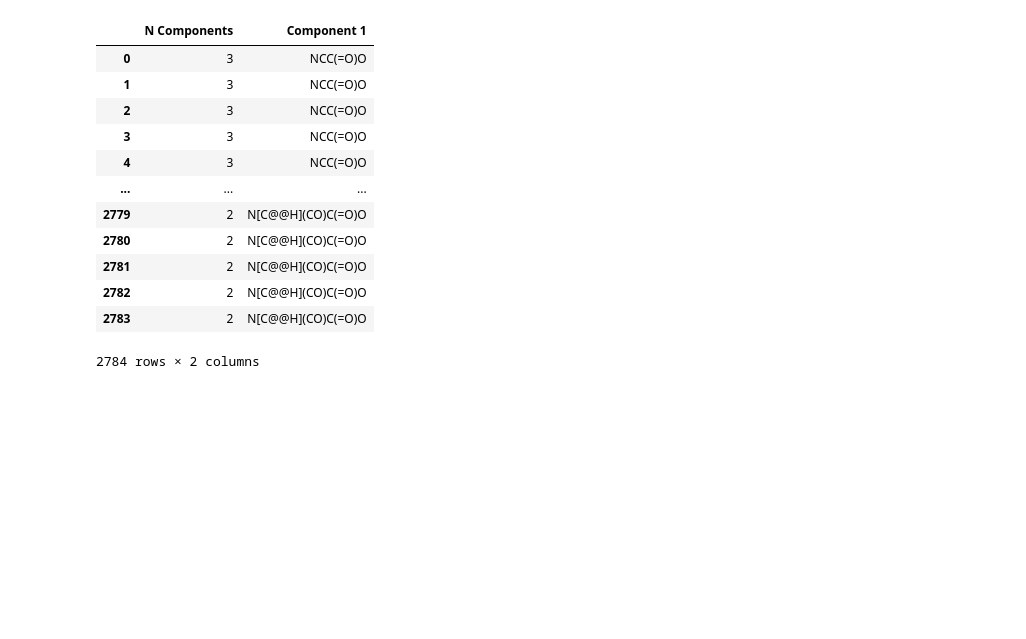
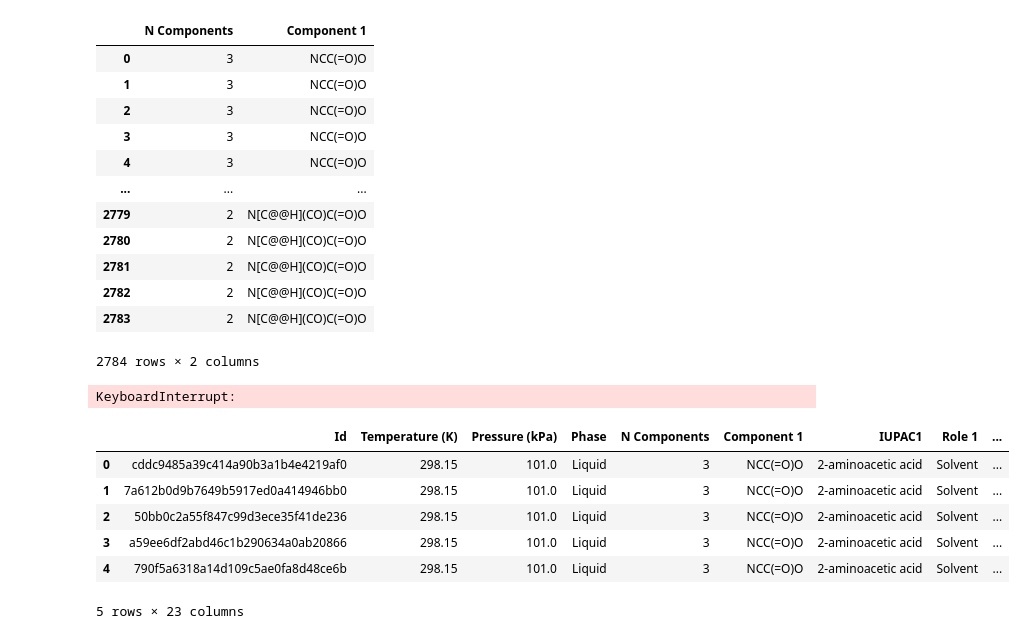
Before and after one commit to barmoral/evaluator-ThermoML, a Jupyter notebook: evaluator_osmcoeff.ipynb, the cells around one changed output. Drawn from its saved outputs; the diff is of its cells as text; code cells hidden in the pictures; blank space fills up the shorter version.

```diff
--- a/evaluator_osmcoeff.ipynb
+++ b/evaluator_osmcoeff.ipynb
@@ -154,0 +243,19 @@ df_osmotic[['N Components','Component 1']]
+# %%
+# df_osmotic_smiles=[i for i in df_osmotic['Component 1']]
+df_osmotic_new=smiles_to_iupac(df_osmotic, 'Component 1', new_column_name='IUPAC1')
+# %% [output]
+KeyboardInterrupt:
+# %%
+df_osmotic_new2=smiles_to_iupac(df_osmotic_new, 'Component 2', new_column_name='IUPAC2')
+# %%
+df_osmotic_new3=smiles_to_iupac(df_osmotic_new2, 'Component 3', new_column_name='IUPAC3')
+# %%
+df_osmotic_new3.head()
+# %% [output]
+|  | Id | Temperature (K) | Pressure (kPa) | Phase | N Components | Component 1 | IUPAC1 | Role 1 | ... |
+| 0 | cddc9485a39c414a90b3a1b4e4219af0 | 298.15 | 101.0 | Liquid | 3 | NCC(=O)O | 2-aminoacetic acid | Solvent | ... |
+| 1 | 7a612b0d9b7649b5917ed0a414946bb0 | 298.15 | 101.0 | Liquid | 3 | NCC(=O)O | 2-aminoacetic acid | Solvent | ... |
+| 2 | 50bb0c2a55f847c99d3ece35f41de236 | 298.15 | 101.0 | Liquid | 3 | NCC(=O)O | 2-aminoacetic acid | Solvent | ... |
+| 3 | a59ee6df2abd46c1b290634a0ab20866 | 298.15 | 101.0 | Liquid | 3 | NCC(=O)O | 2-aminoacetic acid | Solvent | ... |
+| 4 | 790f5a6318a14d109c5ae0fa8d48ce6b | 298.15 | 101.0 | Liquid | 3 | NCC(=O)O | 2-aminoacetic acid | Solvent | ... |
+5 rows × 23 columns
```
Also changed, not shown: parts of 17 cells of this notebook.
